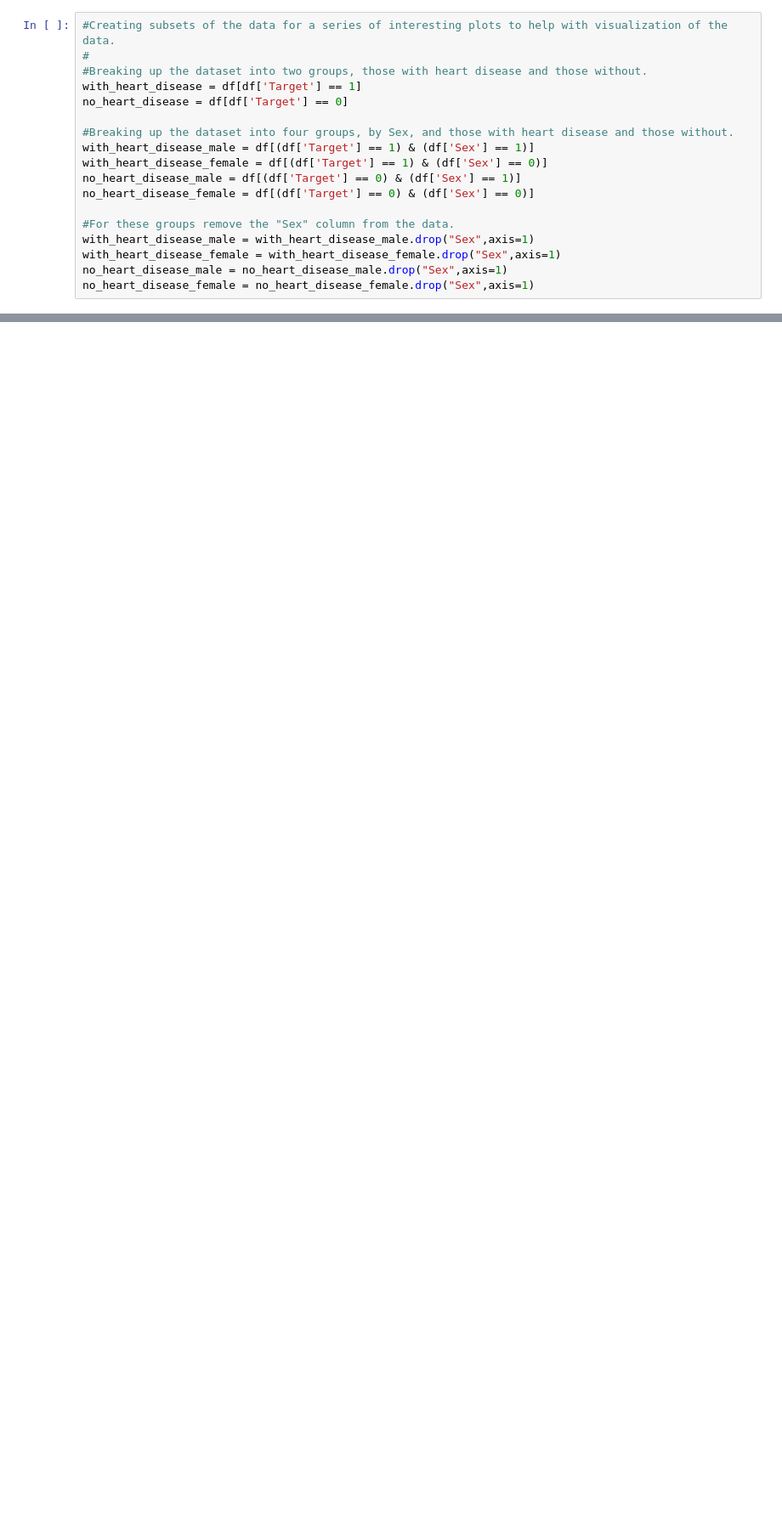
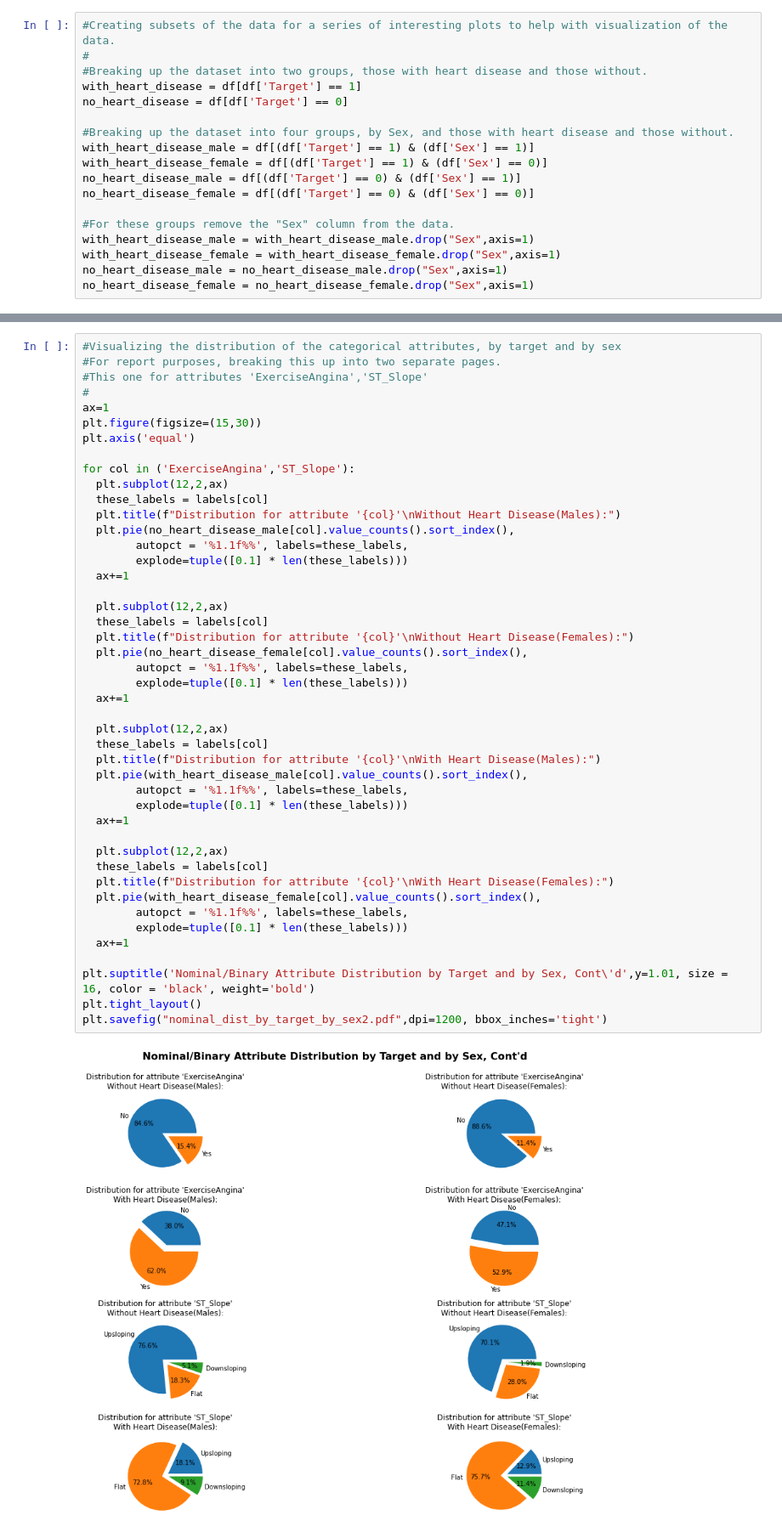
Before and after one commit to robert-pineau/CIND-820-Capstone, a Jupyter notebook: cind820_rpineau_module2.ipynb, the cells around one changed output, grey strips where cells are left out. Shown at 85% size. Saved outputs shown, nothing was run; the diff lists cells and outputs as text; blank space fills up the shorter version.

```diff
--- a/cind820_rpineau_module2.ipynb
+++ b/cind820_rpineau_module2.ipynb
@@ -377,3 +350,50 @@ plt.savefig("nominal_dist_by_target_by_sex.pdf",dpi=1200, bbox_inches='tight')
+# %%
+#Visualizing the distribution of the categorical attributes, by target and by sex
+#For report purposes, breaking this up into two separate pages.
+#This one for attributes 'ExerciseAngina','ST_Slope'
+#
+ax=1
+plt.figure(figsize=(15,30))
+plt.axis('equal')
+
+for col in ('ExerciseAngina','ST_Slope'):
+  plt.subplot(12,2,ax)
+  these_labels = labels[col]
+  plt.title(f"Distribution for attribute '{col}'\nWithout Heart Disease(Males):")
+  plt.pie(no_heart_disease_male[col].value_counts().sort_index(),
+        autopct = '%1.1f%%', labels=these_labels,
+        explode=tuple([0.1] * len(these_labels)))
+  ax+=1
+
+  plt.subplot(12,2,ax)
+  these_labels = labels[col]
+  plt.title(f"Distribution for attribute '{col}'\nWithout Heart Disease(Females):")
+  plt.pie(no_heart_disease_female[col].value_counts().sort_index(),
+        autopct = '%1.1f%%', labels=these_labels,
+        explode=tuple([0.1] * len(these_labels)))
+  ax+=1
+
+  plt.subplot(12,2,ax)
+  these_labels = labels[col]
+  plt.title(f"Distribution for attribute '{col}'\nWith Heart Disease(Males):")
+  plt.pie(with_heart_disease_male[col].value_counts().sort_index(),
+        autopct = '%1.1f%%', labels=these_labels,
+        explode=tuple([0.1] * len(these_labels)))
+  ax+=1
+
+  plt.subplot(12,2,ax)
+  these_labels = labels[col]
+  plt.title(f"Distribution for attribute '{col}'\nWith Heart Disease(Females):")
+  plt.pie(with_heart_disease_female[col].value_counts().sort_index(),
+        autopct = '%1.1f%%', labels=these_labels,
+        explode=tuple([0.1] * len(these_labels)))
+  ax+=1
+
+plt.suptitle('Nominal/Binary Attribute Distribution by Target and by Sex, Cont\'d',y=1.01, size = 16, color = 'black', weight='bold')
+plt.tight_layout()
+plt.savefig("nominal_dist_by_target_by_sex2.pdf",dpi=1200, bbox_inches='tight')
+# %% [output]
+[figure, added]
 # %%
 #Visualizing the distribution of the numerical attributes, by target and by sex
 plt.figure(figsize=(15,15))
```
Also changed, not shown: parts of 5 cells of this notebook.
